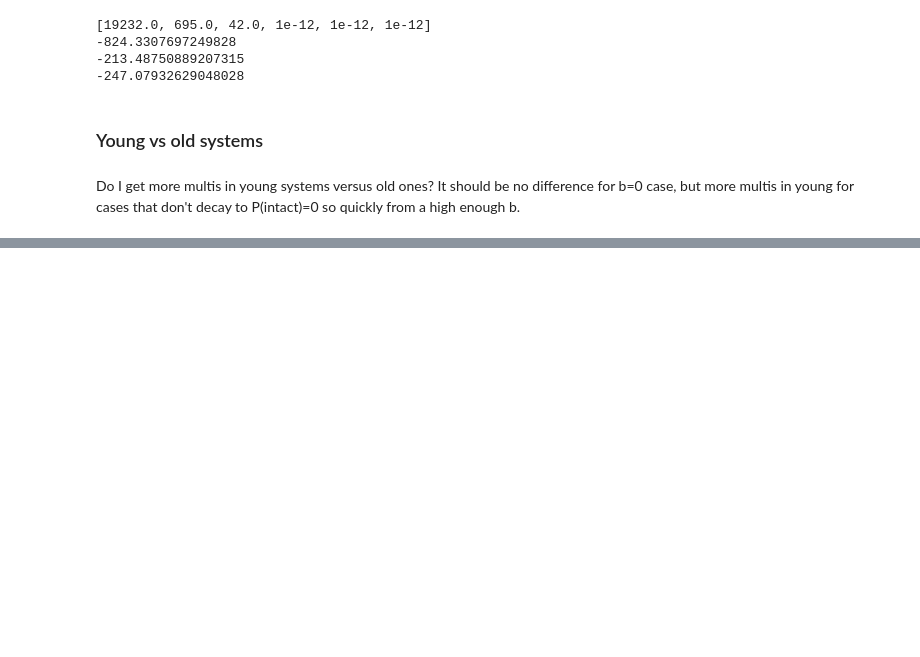
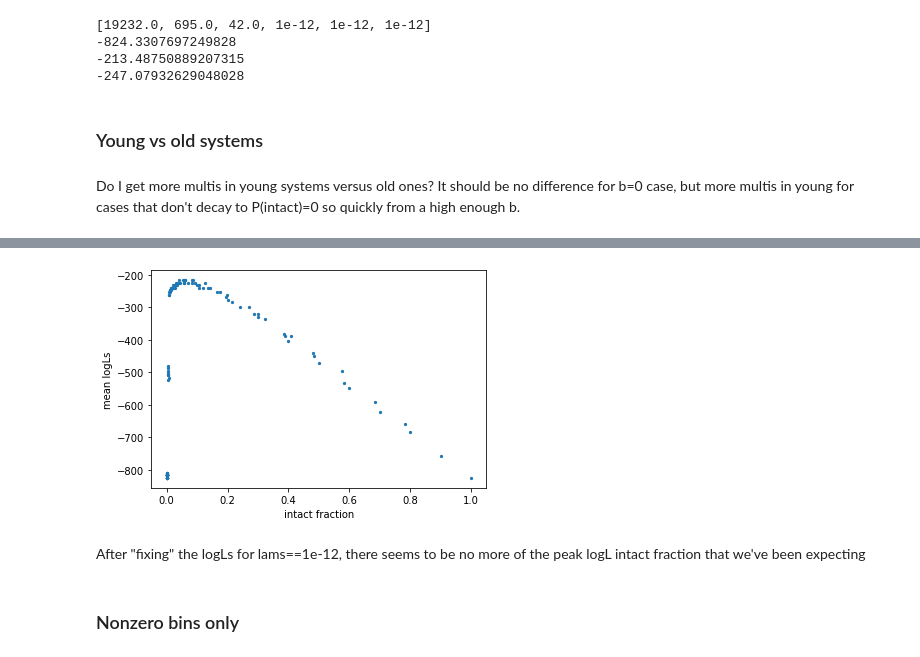
Before and after one commit to exoclam/sculpting, a Jupyter notebook: hipergator/troubleshoot-logLs.ipynb, the cells around one changed output, grey strips where cells are left out. Saved outputs shown, nothing was run; the diff lists cells and outputs as text; code cells hidden in the pictures; blank space fills up the shorter version.

```diff
--- a/hipergator/troubleshoot-logLs.ipynb
+++ b/hipergator/troubleshoot-logLs.ipynb
@@ -356,0 +562,13 @@ Name: num_planets, dtype: int64
+# %%
+df.loc[:, "mean_intact_fracs"] = df.intact_fracs.apply(lambda x: np.mean(x))
+plt.scatter(df.mean_intact_fracs, mean_logLs, s=5)
+plt.ylabel('mean logLs')
+plt.xlabel('intact fraction')
+#plt.xlim(0, 0.1)
+plt.show()
+# %% [output]
+[figure, added]
+# %% [markdown]
+After "fixing" the logLs for lams==1e-12, there seems to be no more of the peak logL intact fraction that we've been expecting
+# %% [markdown]
+### Nonzero bins only
```
Also changed, not shown: parts of 45 cells of this notebook.
